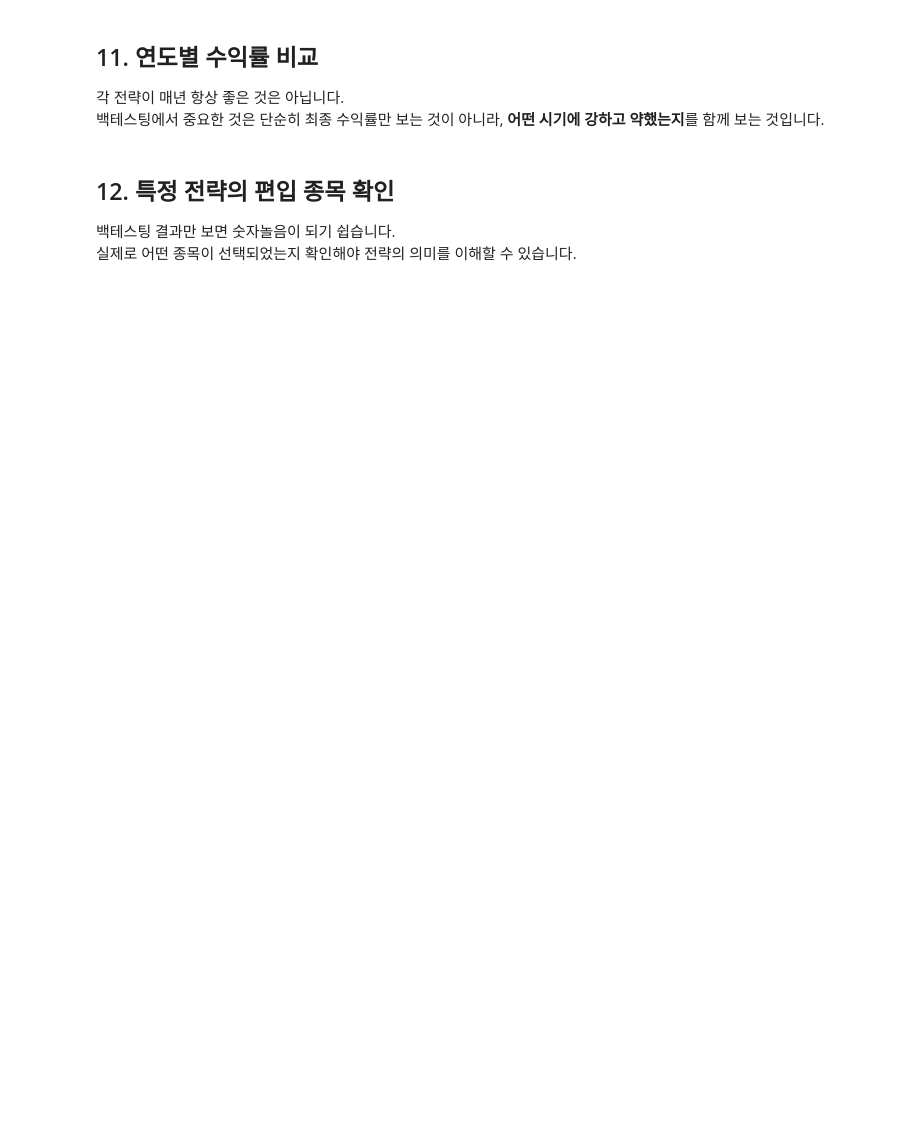
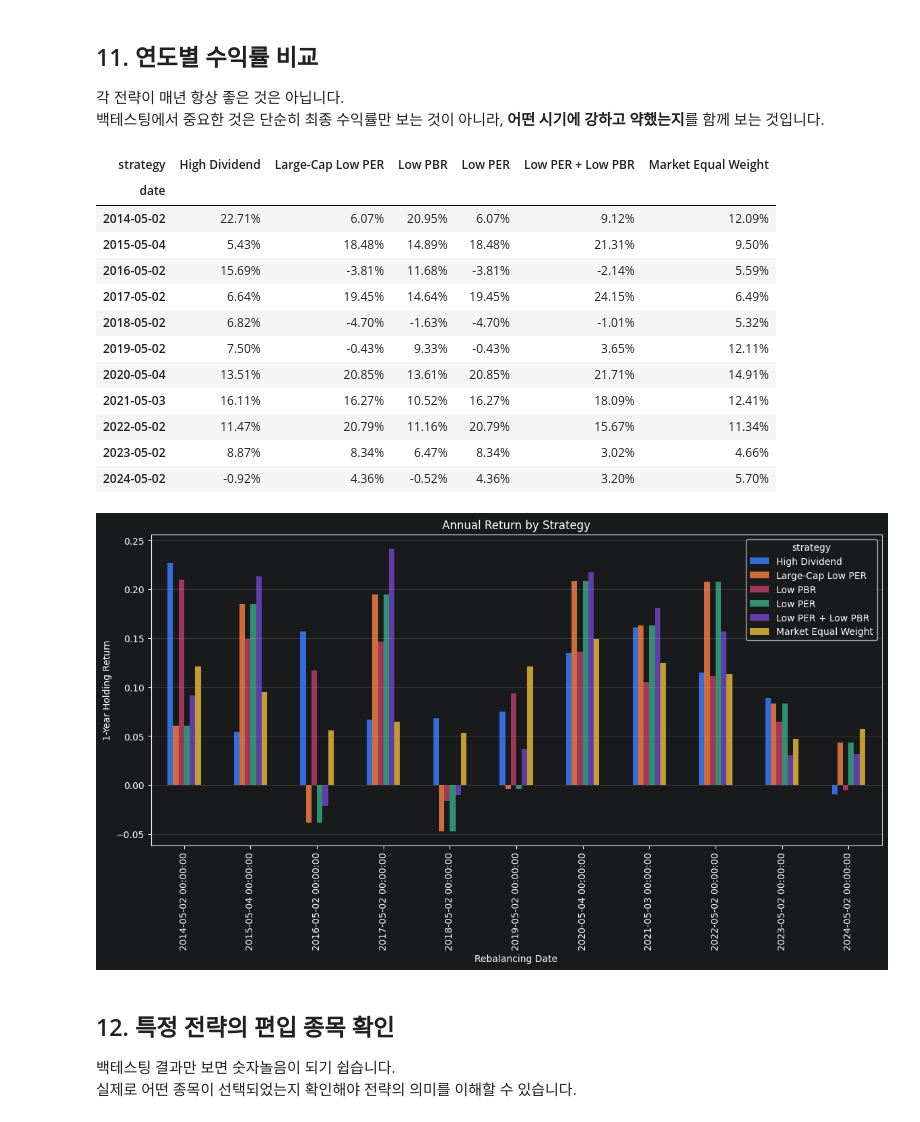
Before and after one commit to daonkim462/FinanceSeminar, a Jupyter notebook: financial_factor_backtesting_seminar.ipynb, the cells around one changed output. Saved outputs shown, nothing was run; the diff lists cells and outputs as text; code cells hidden in the pictures; blank space fills up the shorter version.

Commit message:
modified backtesting notebook

```diff
--- a/financial_factor_backtesting_seminar.ipynb
+++ b/financial_factor_backtesting_seminar.ipynb
@@ -517,13 +568,10 @@ def summarize_performance(result):
 
 summary = summarize_performance(backtest_result)
 
-display(
-    summary.style.format({
-        "annual_return": "{:.2%}",
-        "total_return": "{:.2%}",
-        "volatility": "{:.2%}",
-        "max_drawdown": "{:.2%}",
-        "win_rate": "{:.2%}",
-        "avg_n_stocks": "{:.1f}",
-    })
-)
+summary_display = summary.copy()
+
+for col in ["annual_return", "total_return", "volatility", "max_drawdown", "win_rate"]:
+    if col in summary_display.columns:
+        summary_display[col] = summary_display[col].map(lambda x: f"{x:.2%}")
+
+display(summary_display)
@@ -550,15 +608,45 @@ plt.show()
 각 전략이 매년 항상 좋은 것은 아닙니다.
 백테스팅에서 중요한 것은 단순히 최종 수익률만 보는 것이 아니라, **어떤 시기에 강하고 약했는지**를 함께 보는 것입니다.
 # %%
-pivot_returns = backtest_result.pivot(index="date", columns="strategy", values="return")
-display(pivot_returns.style.format("{:.2%}"))
+pivot_returns = backtest_result.pivot(
+    index="date",
+    columns="strategy",
+    values="return"
+)
 
+# Display without using .style, so it does not require jinja2
+pivot_returns_display = pivot_returns.copy()
+
+for col in pivot_returns_display.columns:
+    pivot_returns_display[col] = pivot_returns_display[col].map(
+        lambda x: f"{x:.2%}" if pd.notna(x) else ""
+    )
+
+display(pivot_returns_display)
+
+# Plot annual returns by strategy
 pivot_returns.plot(kind="bar", figsize=(14, 6))
-plt.title("전략별 연도별 수익률")
-plt.xlabel("리밸런싱 날짜")
-plt.ylabel("1년 보유 수익률")
+
+plt.title("Annual Return by Strategy")
+plt.xlabel("Rebalancing Date")
+plt.ylabel("1-Year Holding Return")
 plt.grid(True, axis="y", alpha=0.3)
 plt.show()
+# %% [output]
+| strategy | High Dividend | Large-Cap Low PER | Low PBR | Low PER | Low PER + Low PBR | Market Equal Weight |
+| date |  |  |  |  |  |  |
+| 2014-05-02 | 22.71% | 6.07% | 20.95% | 6.07% | 9.12% | 12.09% |
+| 2015-05-04 | 5.43% | 18.48% | 14.89% | 18.48% | 21.31% | 9.50% |
+| 2016-05-02 | 15.69% | -3.81% | 11.68% | -3.81% | -2.14% | 5.59% |
+| 2017-05-02 | 6.64% | 19.45% | 14.64% | 19.45% | 24.15% | 6.49% |
+| 2018-05-02 | 6.82% | -4.70% | -1.63% | -4.70% | -1.01% | 5.32% |
+| 2019-05-02 | 7.50% | -0.43% | 9.33% | -0.43% | 3.65% | 12.11% |
+| 2020-05-04 | 13.51% | 20.85% | 13.61% | 20.85% | 21.71% | 14.91% |
+| 2021-05-03 | 16.11% | 16.27% | 10.52% | 16.27% | 18.09% | 12.41% |
+| 2022-05-02 | 11.47% | 20.79% | 11.16% | 20.79% | 15.67% | 11.34% |
+| 2023-05-02 | 8.87% | 8.34% | 6.47% | 8.34% | 3.02% | 4.66% |
+| 2024-05-02 | -0.92% | 4.36% | -0.52% | 4.36% | 3.20% | 5.70% |
+[figure, added]
 # %% [markdown]
 ## 12. 특정 전략의 편입 종목 확인
 
```
Also changed, not shown: parts of 9 cells of this notebook.
